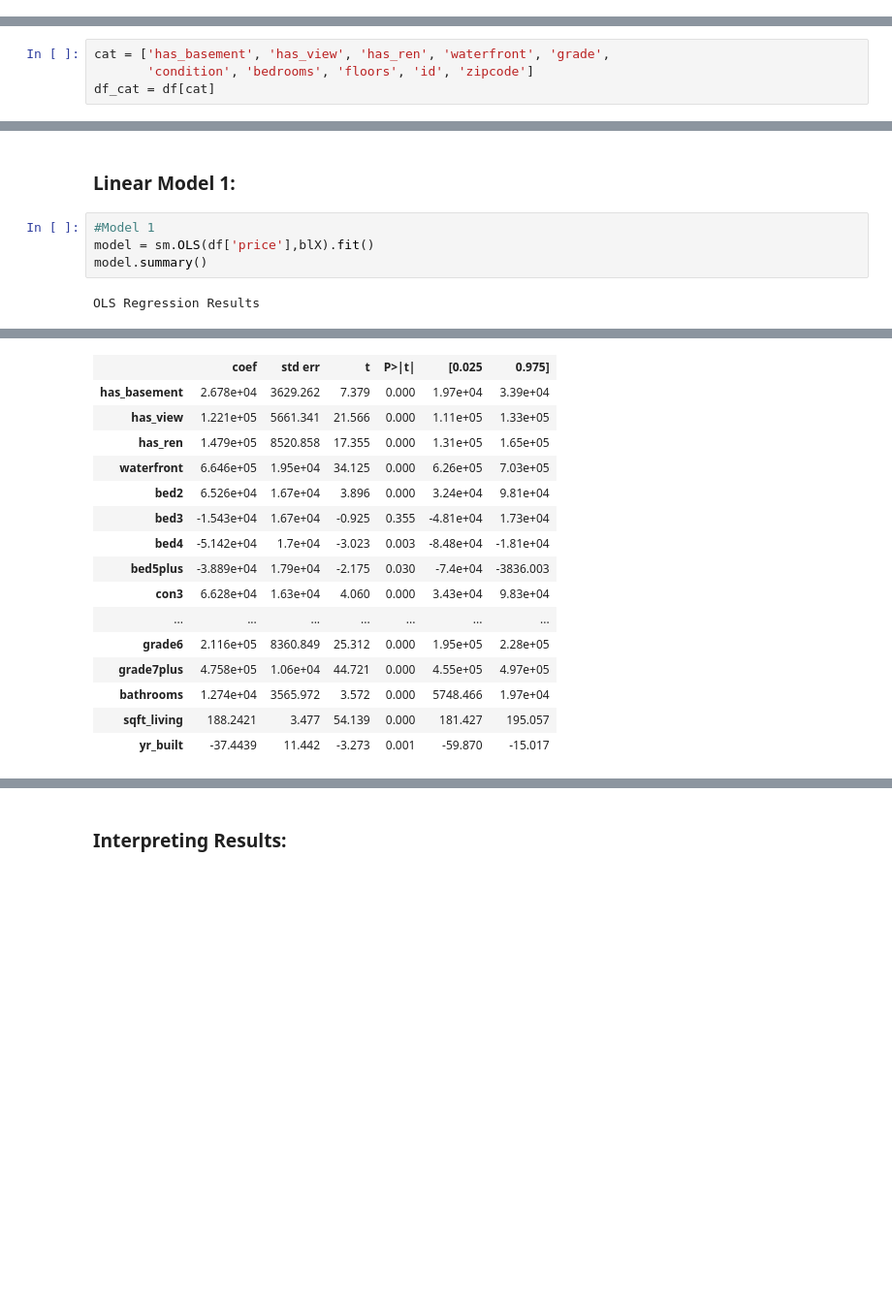
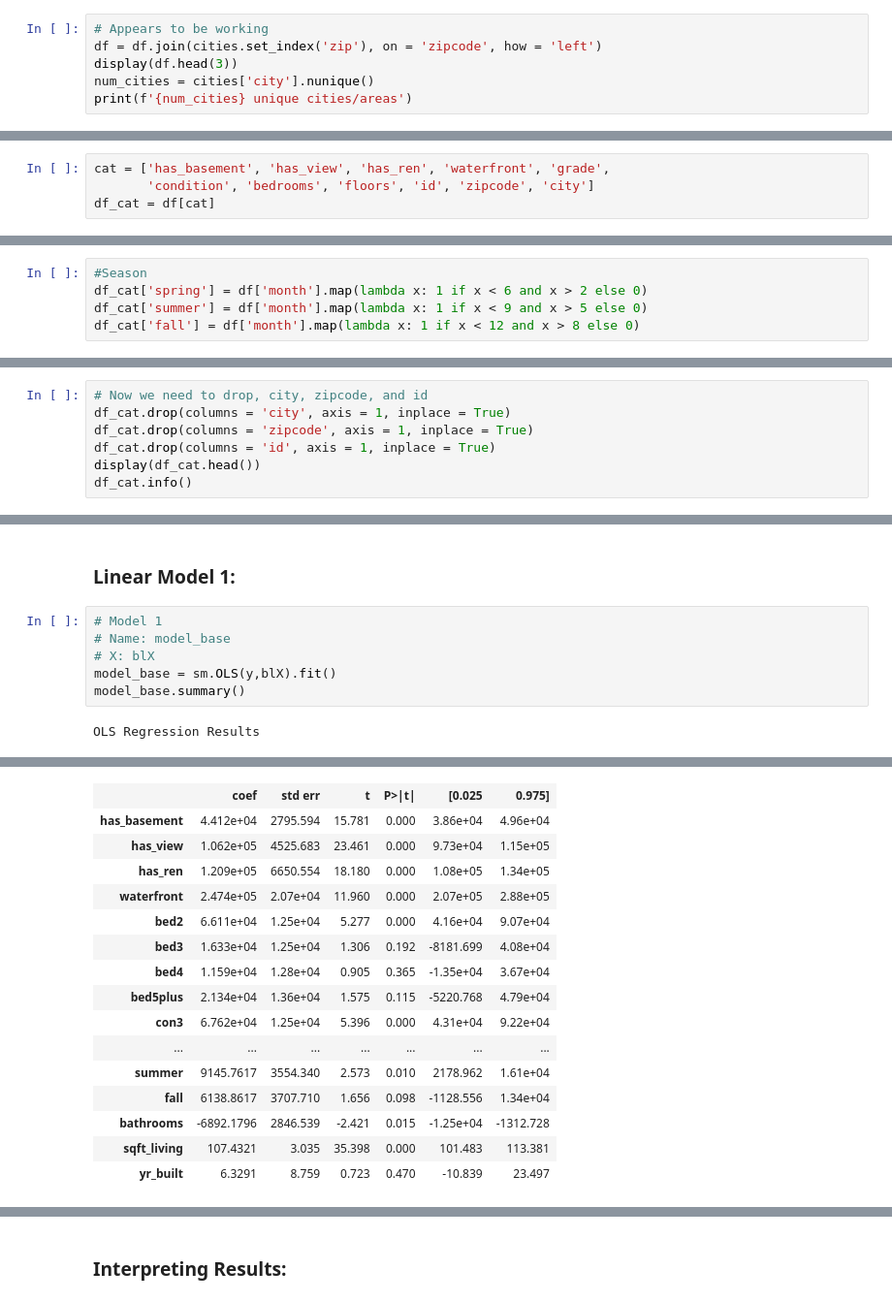
Before and after one commit to thomaskbrown18/Predicting_Home_Prices, a Jupyter notebook: student.ipynb, the cells around one changed output, grey strips where cells are left out. Shown at 97% size. Drawn from its saved outputs; the diff is of its cells as text; blank space fills up the shorter version.

```diff
--- a/student.ipynb
+++ b/student.ipynb
@@ -280,0 +309,6 @@ df['date'] = pd.to_datetime(df['date'])
+# %%
+# Appears to be working
+df = df.join(cities.set_index('zip'), on = 'zipcode', how = 'left')
+display(df.head(3))
+num_cities = cities['city'].nunique()
+print(f'{num_cities} unique cities/areas')
@@ -418,7 +523,7 @@ y = preprocessed['SalePrice_log']
 These categorical values I'll be using have already been one hot encoded.
 # %%
 cat = ['has_basement', 'has_view', 'has_ren', 'waterfront', 'grade',
-       'condition', 'bedrooms', 'floors', 'id', 'zipcode']
+       'condition', 'bedrooms', 'floors', 'id', 'zipcode', 'city']
 df_cat = df[cat]
 # %% [markdown]
 #### One Hot Encoding:
@@ -451,6 +559,11 @@ df_cat['grade5'] = df_cat['grade'].map(lambda x: 1 if x == 5 else 0)
 df_cat['grade6'] = df_cat['grade'].map(lambda x: 1 if x == 6 else 0)
 df_cat['grade7plus'] = df_cat['grade'].map(lambda x: 1 if x > 6 else 0)
 df_cat.drop(columns = 'grade', axis = 1, inplace = True)
+# %%
+#Season
+df_cat['spring'] = df['month'].map(lambda x: 1 if x < 6 and x > 2 else 0)
+df_cat['summer'] = df['month'].map(lambda x: 1 if x < 9 and x > 5 else 0)
+df_cat['fall'] = df['month'].map(lambda x: 1 if x < 12 and x > 8 else 0)
 # %%
 # Do not run again if already run
 ohe_to_drop = ['bed1', 'con2minus', '1floor', 'grade0to3']
@@ -548,0 +639,7 @@ memory usage: 3.1 MB
+# %%
+# Now we need to drop, city, zipcode, and id
+df_cat.drop(columns = 'city', axis = 1, inplace = True)
+df_cat.drop(columns = 'zipcode', axis = 1, inplace = True)
+df_cat.drop(columns = 'id', axis = 1, inplace = True)
+display(df_cat.head())
+df_cat.info()
@@ -652,8 +741,10 @@ It's important to have a simple model with few transformations or polynomial fea
 # %% [markdown]
 ### Linear Model 1:
 # %%
-#Model 1
-model = sm.OLS(df['price'],blX).fit()
-model.summary()
+# Model 1
+# Name: model_base
+# X: blX
+model_base = sm.OLS(y,blX).fit()
+model_base.summary()
 # %% [output]
 OLS Regression Results
@@ -668,17 +759,17 @@ OLS Regression Results
 | Covariance Type: | nonrobust |  |  |
 |  | coef | std err | t | P>|t| | [0.025 | 0.975] |
-| has_basement | 2.678e+04 | 3629.262 | 7.379 | 0.000 | 1.97e+04 | 3.39e+04 |
-| has_view | 1.221e+05 | 5661.341 | 21.566 | 0.000 | 1.11e+05 | 1.33e+05 |
-| has_ren | 1.479e+05 | 8520.858 | 17.355 | 0.000 | 1.31e+05 | 1.65e+05 |
-| waterfront | 6.646e+05 | 1.95e+04 | 34.125 | 0.000 | 6.26e+05 | 7.03e+05 |
-| bed2 | 6.526e+04 | 1.67e+04 | 3.896 | 0.000 | 3.24e+04 | 9.81e+04 |
-| bed3 | -1.543e+04 | 1.67e+04 | -0.925 | 0.355 | -4.81e+04 | 1.73e+04 |
-| bed4 | -5.142e+04 | 1.7e+04 | -3.023 | 0.003 | -8.48e+04 | -1.81e+04 |
-| bed5plus | -3.889e+04 | 1.79e+04 | -2.175 | 0.030 | -7.4e+04 | -3836.003 |
-| con3 | 6.628e+04 | 1.63e+04 | 4.060 | 0.000 | 3.43e+04 | 9.83e+04 |
+| has_basement | 4.412e+04 | 2795.594 | 15.781 | 0.000 | 3.86e+04 | 4.96e+04 |
+| has_view | 1.062e+05 | 4525.683 | 23.461 | 0.000 | 9.73e+04 | 1.15e+05 |
+| has_ren | 1.209e+05 | 6650.554 | 18.180 | 0.000 | 1.08e+05 | 1.34e+05 |
+| waterfront | 2.474e+05 | 2.07e+04 | 11.960 | 0.000 | 2.07e+05 | 2.88e+05 |
+| bed2 | 6.611e+04 | 1.25e+04 | 5.277 | 0.000 | 4.16e+04 | 9.07e+04 |
+| bed3 | 1.633e+04 | 1.25e+04 | 1.306 | 0.192 | -8181.699 | 4.08e+04 |
+| bed4 | 1.159e+04 | 1.28e+04 | 0.905 | 0.365 | -1.35e+04 | 3.67e+04 |
+| bed5plus | 2.134e+04 | 1.36e+04 | 1.575 | 0.115 | -5220.768 | 4.79e+04 |
+| con3 | 6.762e+04 | 1.25e+04 | 5.396 | 0.000 | 4.31e+04 | 9.22e+04 |
 | ... | ... | ... | ... | ... | ... | ... |
-| grade6 | 2.116e+05 | 8360.849 | 25.312 | 0.000 | 1.95e+05 | 2.28e+05 |
-| grade7plus | 4.758e+05 | 1.06e+04 | 44.721 | 0.000 | 4.55e+05 | 4.97e+05 |
-| bathrooms | 1.274e+04 | 3565.972 | 3.572 | 0.000 | 5748.466 | 1.97e+04 |
-| sqft_living | 188.2421 | 3.477 | 54.139 | 0.000 | 181.427 | 195.057 |
-| yr_built | -37.4439 | 11.442 | -3.273 | 0.001 | -59.870 | -15.017 |
+| summer | 9145.7617 | 3554.340 | 2.573 | 0.010 | 2178.962 | 1.61e+04 |
+| fall | 6138.8617 | 3707.710 | 1.656 | 0.098 | -1128.556 | 1.34e+04 |
+| bathrooms | -6892.1796 | 2846.539 | -2.421 | 0.015 | -1.25e+04 | -1312.728 |
+| sqft_living | 107.4321 | 3.035 | 35.398 | 0.000 | 101.483 | 113.381 |
+| yr_built | 6.3291 | 8.759 | 0.723 | 0.470 | -10.839 | 23.497 |
```
Also changed, not shown: parts of 128 cells of this notebook.
